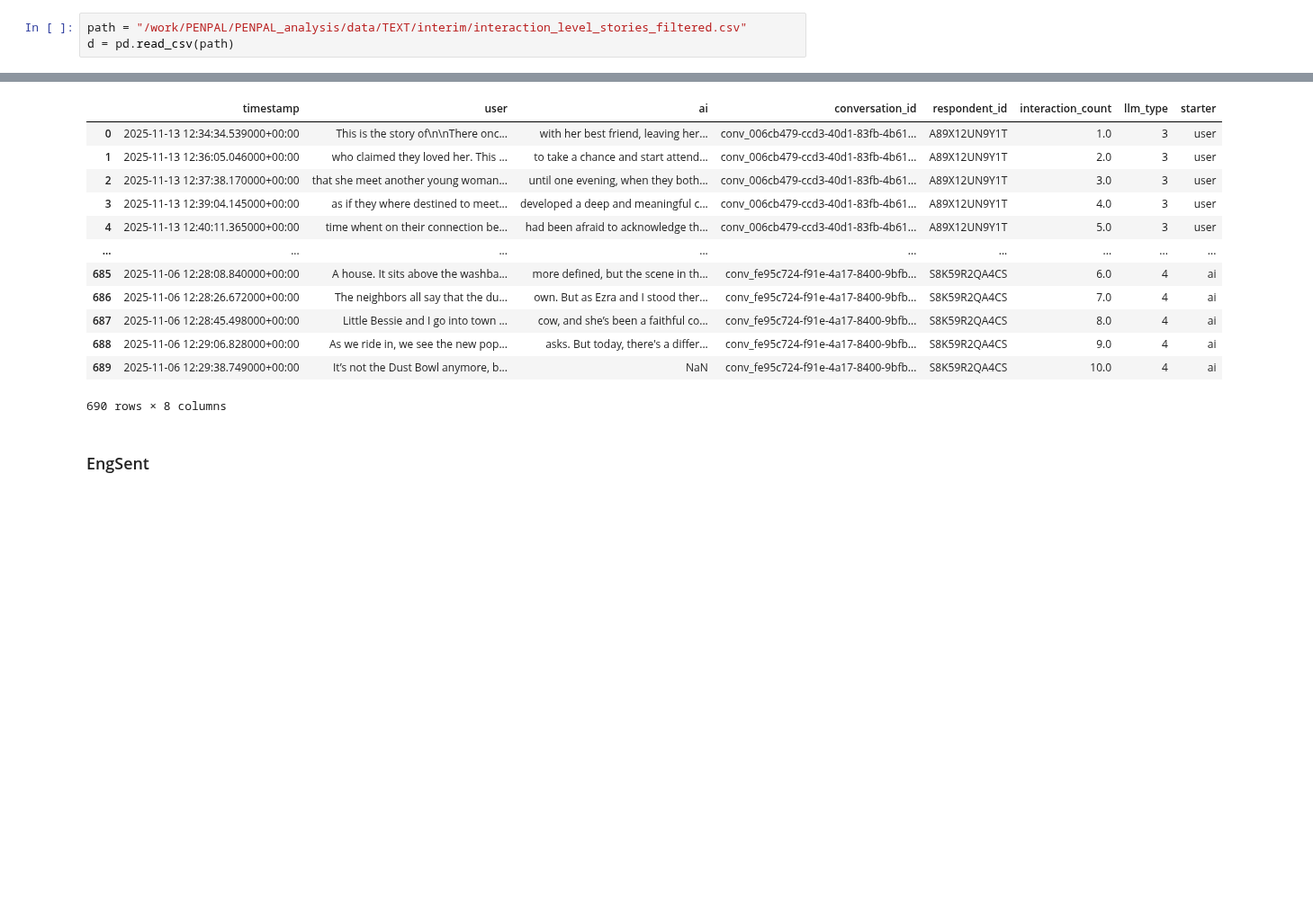
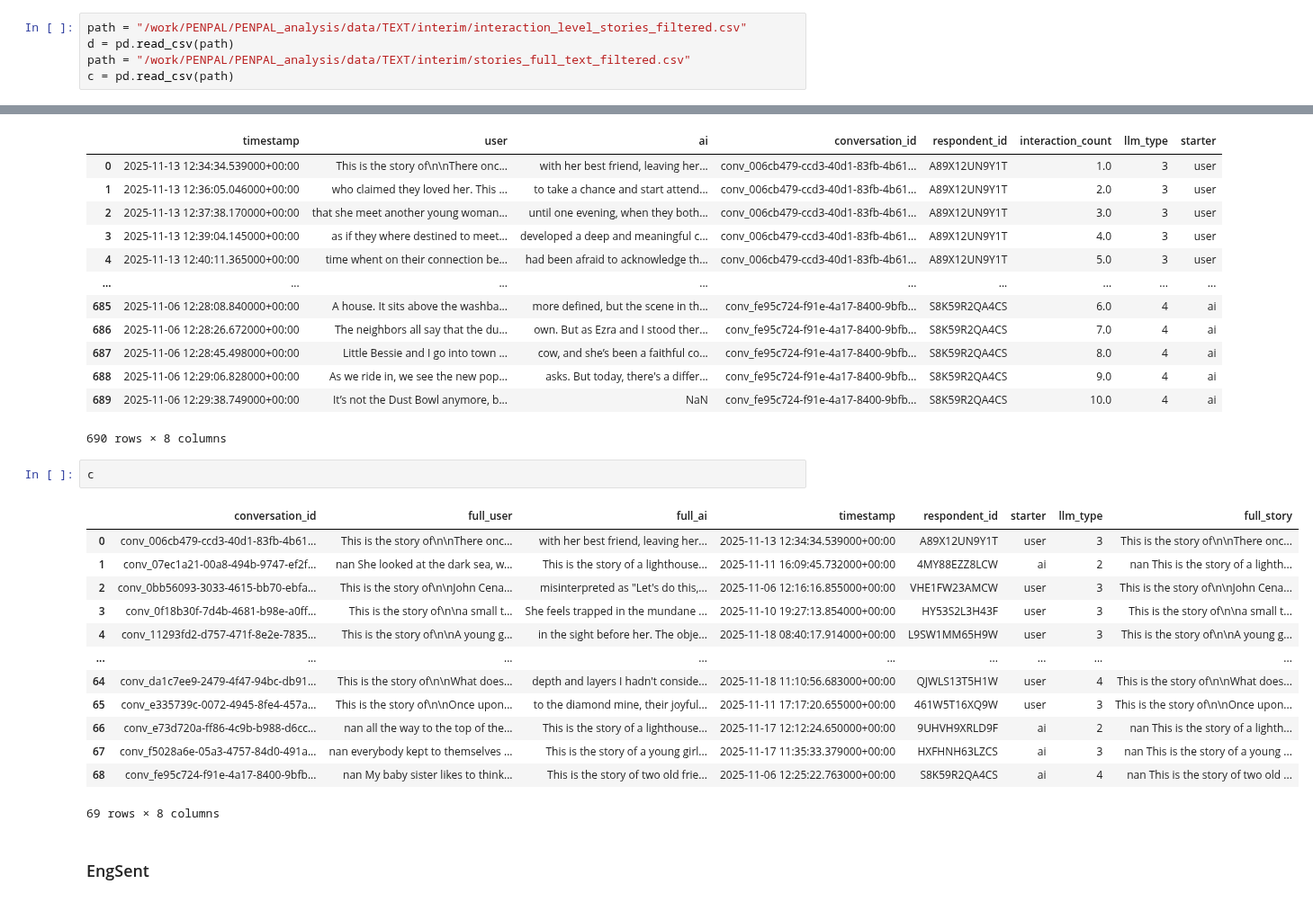
Before and after one commit to Halfidaldal/PENPAL_analysis, a Jupyter notebook: analysis/sent_eng.ipynb, the cells around one changed output, grey strips where cells are left out. Shown at 90% size. Cells and saved outputs as stored; diff of their text form; blank space fills up the shorter version.

Commit message:
added llm_type + starter cols to full_story df

```diff
--- a/analysis/sent_eng.ipynb
+++ b/analysis/sent_eng.ipynb
@@ -11,6 +11,8 @@ This should be added to the final pre-processing step
 # %%
 path = "/work/PENPAL/PENPAL_analysis/data/TEXT/interim/interaction_level_stories_filtered.csv"
 d = pd.read_csv(path)
+path = "/work/PENPAL/PENPAL_analysis/data/TEXT/interim/stories_full_text_filtered.csv"
+c = pd.read_csv(path)
 # %%
 d
 # %% [output]
@@ -27,6 +29,22 @@ d
 | 688 | 2025-11-06 12:29:06.828000+00:00 | As we ride in, we see the new pop... | asks. But today, there's a differ... | conv_fe95c724-f91e-4a17-8400-9bfb... | S8K59R2QA4CS | 9.0 | 4 | ai |
 | 689 | 2025-11-06 12:29:38.749000+00:00 | It’s not the Dust Bowl anymore, b... | NaN | conv_fe95c724-f91e-4a17-8400-9bfb... | S8K59R2QA4CS | 10.0 | 4 | ai |
 690 rows × 8 columns
+# %%
+c
+# %% [output]
+|  | conversation_id | full_user | full_ai | timestamp | respondent_id | starter | llm_type | full_story |
+| 0 | conv_006cb479-ccd3-40d1-83fb-4b61... | This is the story of\n\nThere onc... | with her best friend, leaving her... | 2025-11-13 12:34:34.539000+00:00 | A89X12UN9Y1T | user | 3 | This is the story of\n\nThere onc... |
+| 1 | conv_07ec1a21-00a8-494b-9747-ef2f... | nan She looked at the dark sea, w... | This is the story of a lighthouse... | 2025-11-11 16:09:45.732000+00:00 | 4MY88EZZ8LCW | ai | 2 | nan This is the story of a lighth... |
+| 2 | conv_0bb56093-3033-4615-bb70-ebfa... | This is the story of\n\nJohn Cena... | misinterpreted as "Let's do this,... | 2025-11-06 12:16:16.855000+00:00 | VHE1FW23AMCW | user | 3 | This is the story of\n\nJohn Cena... |
+| 3 | conv_0f18b30f-7d4b-4681-b98e-a0ff... | This is the story of\n\na small t... | She feels trapped in the mundane ... | 2025-11-10 19:27:13.854000+00:00 | HY53S2L3H43F | user | 3 | This is the story of\n\na small t... |
+| 4 | conv_11293fd2-d757-471f-8e2e-7835... | This is the story of\n\nA young g... | in the sight before her. The obje... | 2025-11-18 08:40:17.914000+00:00 | L9SW1MM65H9W | user | 3 | This is the story of\n\nA young g... |
+| ... | ... | ... | ... | ... | ... | ... | ... | ... |
+| 64 | conv_da1c7ee9-2479-4f47-94bc-db91... | This is the story of\n\nWhat does... | depth and layers I hadn't conside... | 2025-11-18 11:10:56.683000+00:00 | QJWLS13T5H1W | user | 4 | This is the story of\n\nWhat does... |
+| 65 | conv_e335739c-0072-4945-8fe4-457a... | This is the story of\n\nOnce upon... | to the diamond mine, their joyful... | 2025-11-11 17:17:20.655000+00:00 | 461W5T16XQ9W | user | 3 | This is the story of\n\nOnce upon... |
+| 66 | conv_e73d720a-ff86-4c9b-b988-d6cc... | nan all the way to the top of the... | This is the story of a lighthouse... | 2025-11-17 12:12:24.650000+00:00 | 9UHVH9XRLD9F | ai | 2 | nan This is the story of a lighth... |
+| 67 | conv_f5028a6e-05a3-4757-84d0-491a... | nan everybody kept to themselves ... | This is the story of a young girl... | 2025-11-17 11:35:33.379000+00:00 | HXFHNH63LZCS | ai | 3 | nan This is the story of a young ... |
+| 68 | conv_fe95c724-f91e-4a17-8400-9bfb... | nan My baby sister likes to think... | This is the story of two old frie... | 2025-11-06 12:25:22.763000+00:00 | S8K59R2QA4CS | ai | 4 | nan This is the story of two old ... |
+69 rows × 8 columns
 # %% [markdown]
 ### EngSent
 # %%
```
Also changed, not shown: 2 other files.
